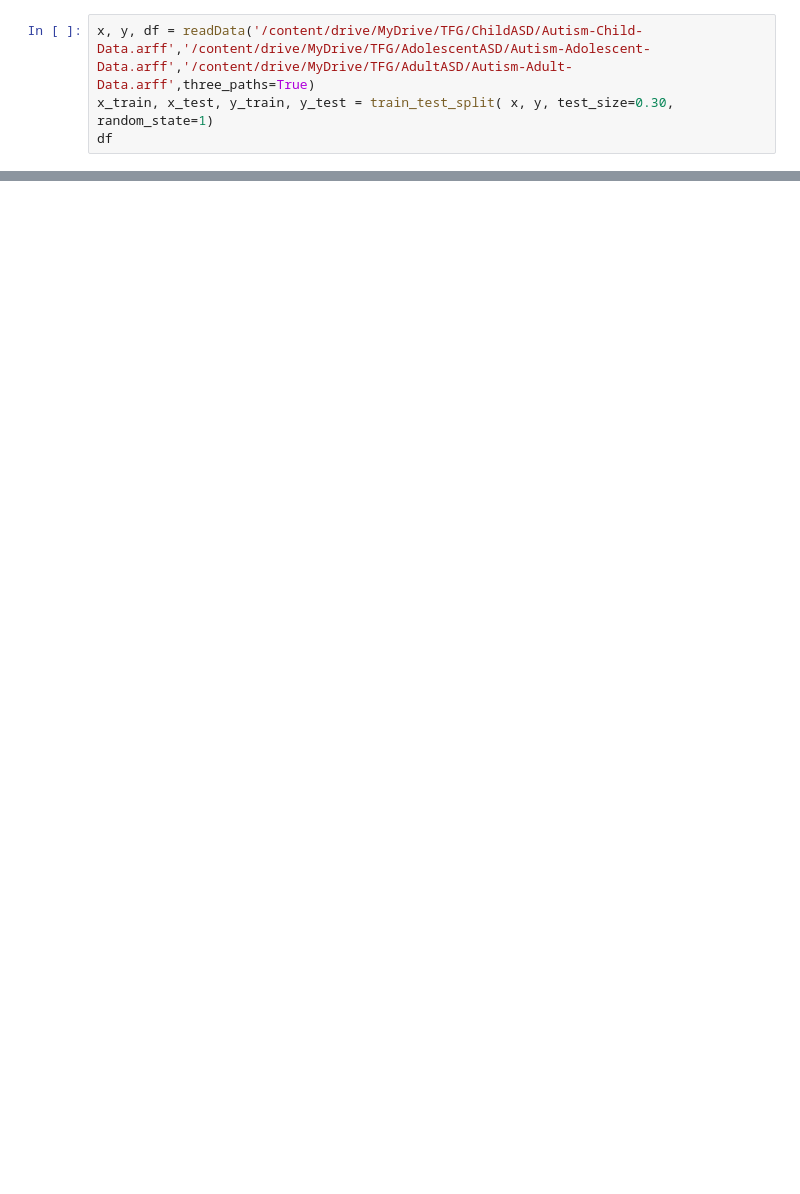
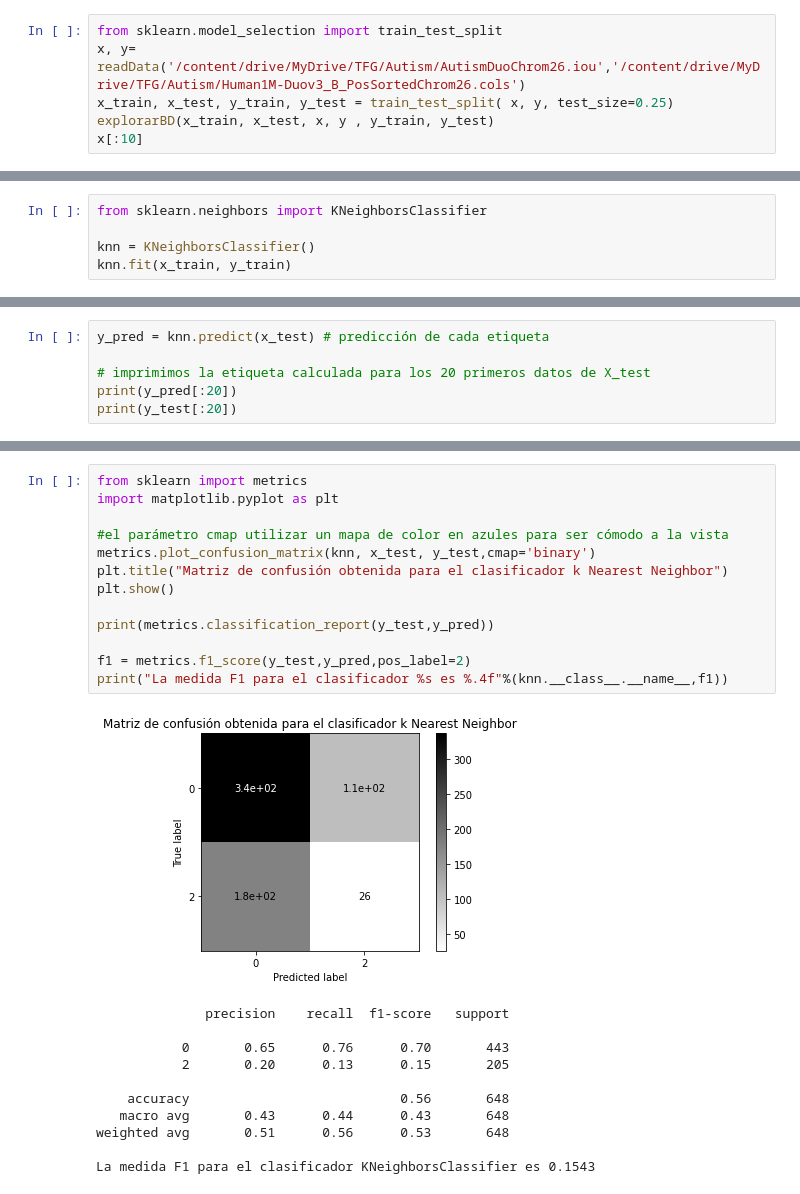
Before and after one commit to victory06/TFG, a Jupyter notebook: First.ipynb, the cells around one changed output, grey strips where cells are left out. Saved outputs shown, nothing was run; the diff lists cells and outputs as text; blank space fills up the shorter version.

```diff
--- a/First.ipynb
+++ b/First.ipynb
@@ -67,5 +101,7 @@ def readData(path, path2, path3, three_paths=False, strategy_SI = "most_frequent
 # %%
-x, y, df = readData('/content/drive/MyDrive/TFG/ChildASD/Autism-Child-Data.arff','/content/drive/MyDrive/TFG/AdolescentASD/Autism-Adolescent-Data.arff','/content/drive/MyDrive/TFG/AdultASD/Autism-Adult-Data.arff',three_paths=True)
-x_train, x_test, y_train, y_test = train_test_split( x, y, test_size=0.30, random_state=1)
-df
+from sklearn.model_selection import train_test_split
+x, y= readData('/content/drive/MyDrive/TFG/Autism/AutismDuoChrom26.iou','/content/drive/MyDrive/TFG/Autism/Human1M-Duov3_B_PosSortedChrom26.cols')
+x_train, x_test, y_train, y_test = train_test_split( x, y, test_size=0.25)
+explorarBD(x_train, x_test, x, y , y_train, y_test)
+x[:10]
 # %% [output]
@@ -118,0 +127,5 @@ clf = make_pipeline(preproc,GridSearchCV(LogisticRegression(),
+# %%
+from sklearn.neighbors import KNeighborsClassifier
+
+knn = KNeighborsClassifier()
+knn.fit(x_train, y_train)
@@ -118,0 +136,6 @@ clf = make_pipeline(preproc,GridSearchCV(LogisticRegression(),
+# %%
+y_pred = knn.predict(x_test) # predicción de cada etiqueta
+
+# imprimimos la etiqueta calculada para los 20 primeros datos de X_test
+print(y_pred[:20])
+print(y_test[:20])
@@ -118,0 +163,25 @@ clf = make_pipeline(preproc,GridSearchCV(LogisticRegression(),
+# %%
+from sklearn import metrics
+import matplotlib.pyplot as plt
+
+#el parámetro cmap utilizar un mapa de color en azules para ser cómodo a la vista
+metrics.plot_confusion_matrix(knn, x_test, y_test,cmap='binary')
+plt.title("Matriz de confusión obtenida para el clasificador k Nearest Neighbor")
+plt.show()
+
+print(metrics.classification_report(y_test,y_pred))
+
+f1 = metrics.f1_score(y_test,y_pred,pos_label=2)
+print("La medida F1 para el clasificador %s es %.4f"%(knn.__class__.__name__,f1))
+# %% [output]
+[figure, added]
+              precision    recall  f1-score   support
+
+           0       0.65      0.76      0.70       443
+           2       0.20      0.13      0.15       205
+
+    accuracy                           0.56       648
+   macro avg       0.43      0.44      0.43       648
+weighted avg       0.51      0.56      0.53       648
+
+La medida F1 para el clasificador KNeighborsClassifier es 0.1543
```
Also changed, not shown: parts of 25 cells of this notebook.
